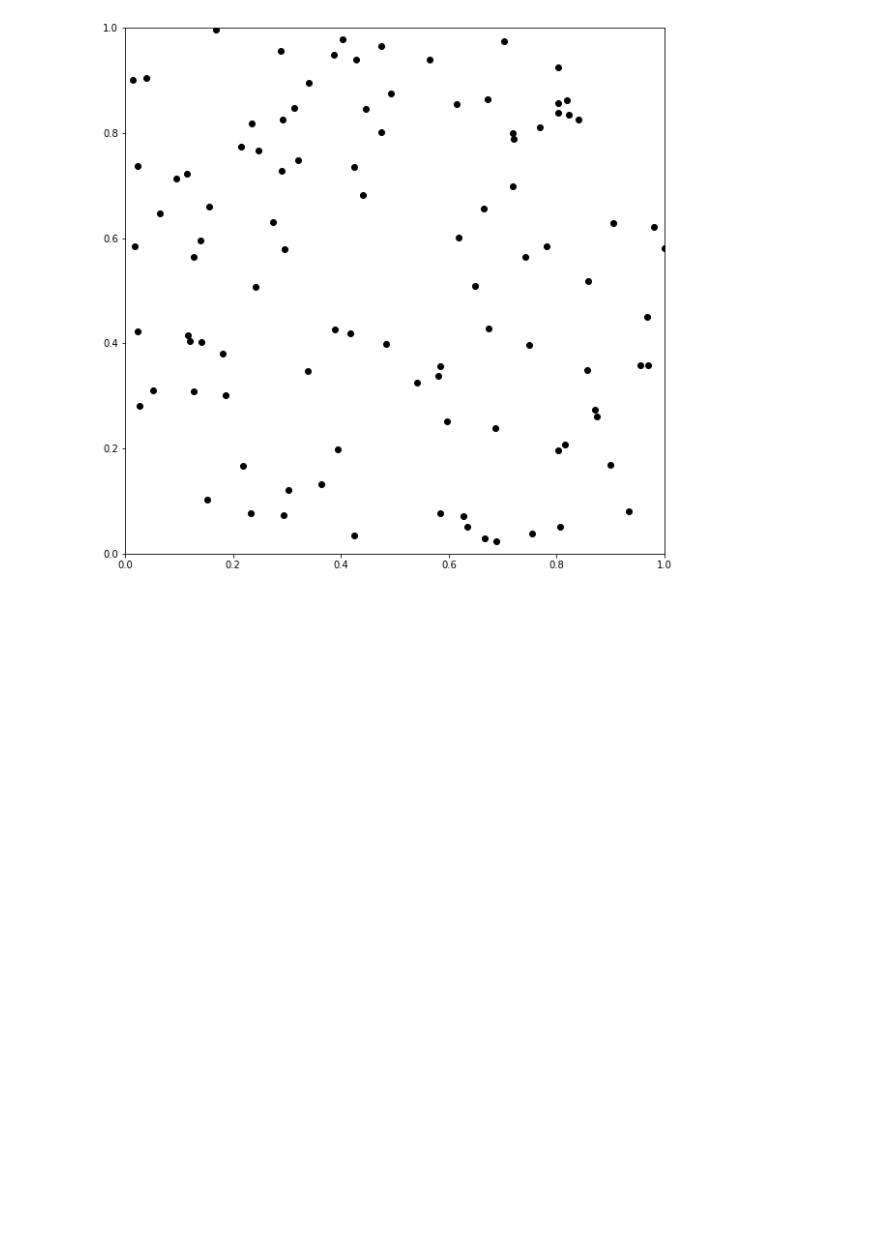
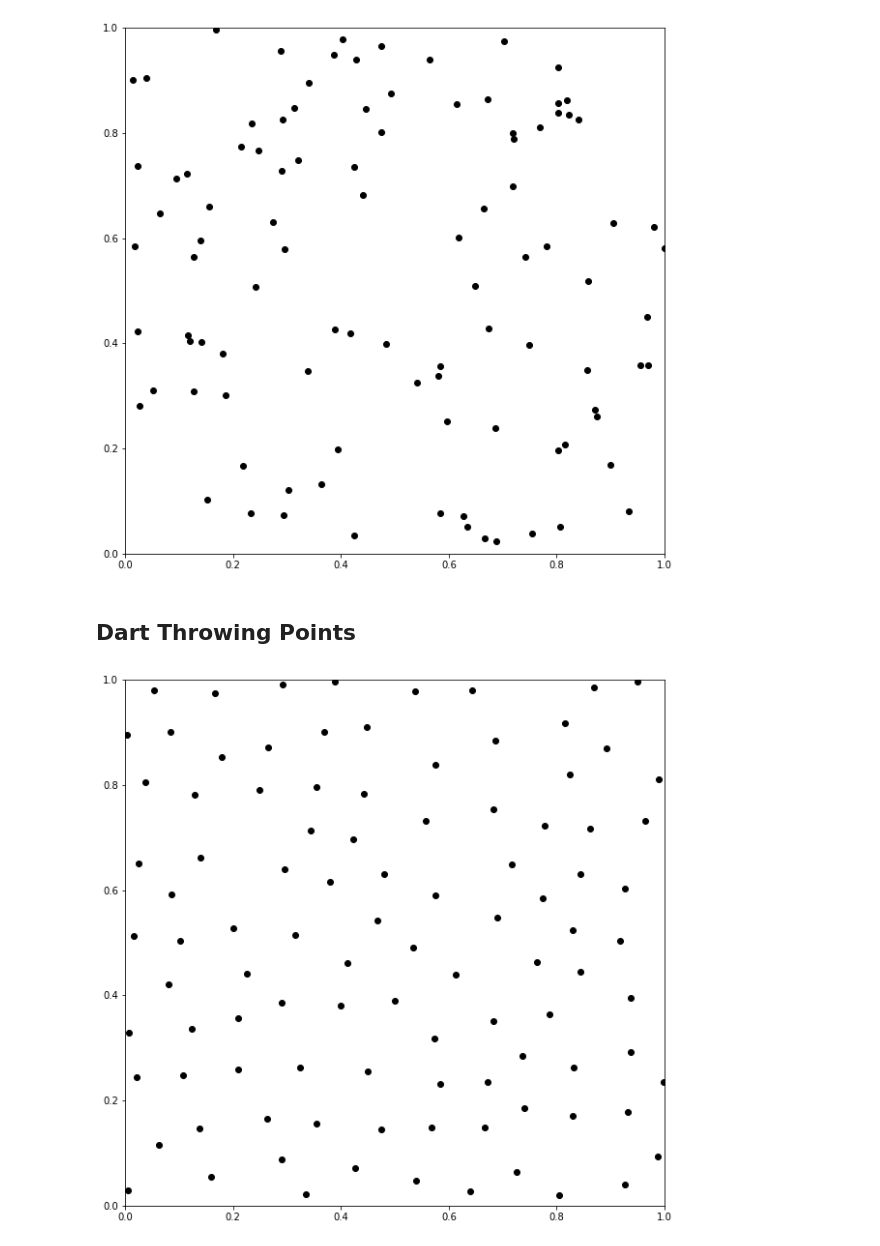
Before and after one commit to WeakKnight/PoissonDiskSampler, a Jupyter notebook: PoissonDiskSampler.ipynb, the cells around one changed output. Cells and saved outputs as stored; diff of their text form; code cells hidden in the pictures; blank space fills up the shorter version.

```diff
--- a/PoissonDiskSampler.ipynb
+++ b/PoissonDiskSampler.ipynb
@@ -23,3 +21,39 @@ ax.set_ylim(0, 1)
 plt.show()
 # %% [output]
 [figure]
+# %% [markdown]
+## Dart Throwing Points
+# %%
+%matplotlib inline
+import matplotlib.pyplot as plt
+from matplotlib.patches import Ellipse
+import numpy as np
+from matplotlib.text import OffsetFrom
+import Library as lib
+import random as rd
+
+sampleList = []
+radius = 0.08
+acceptNum = 0
+goalNum = 100
+while acceptNum < goalNum:
+    randomPoint = [rd.random(), rd.random()]
+    reject = False
+    for sampledPoint in sampleList:
+        if ((sampledPoint[0] - randomPoint[0]) * (sampledPoint[0] - randomPoint[0]) + (sampledPoint[1] - randomPoint[1])*(sampledPoint[1] - randomPoint[1])) < (radius * radius):
+            reject = True
+            break
+    if not reject:
+        sampleList.append(randomPoint)
+        acceptNum = acceptNum + 1
+
+fig, ax = plt.subplots(figsize=(10, 10))
+
+for i in range(100):
+    ax.scatter(sampleList[i][0], sampleList[i][1], color = [0.0, 0.0, 0.0])
+
+ax.set_xlim(0, 1)
+ax.set_ylim(0, 1)
+plt.show()
+# %% [output]
+[figure, added]
```
Also changed, not shown: parts of 5 cells of this notebook.
